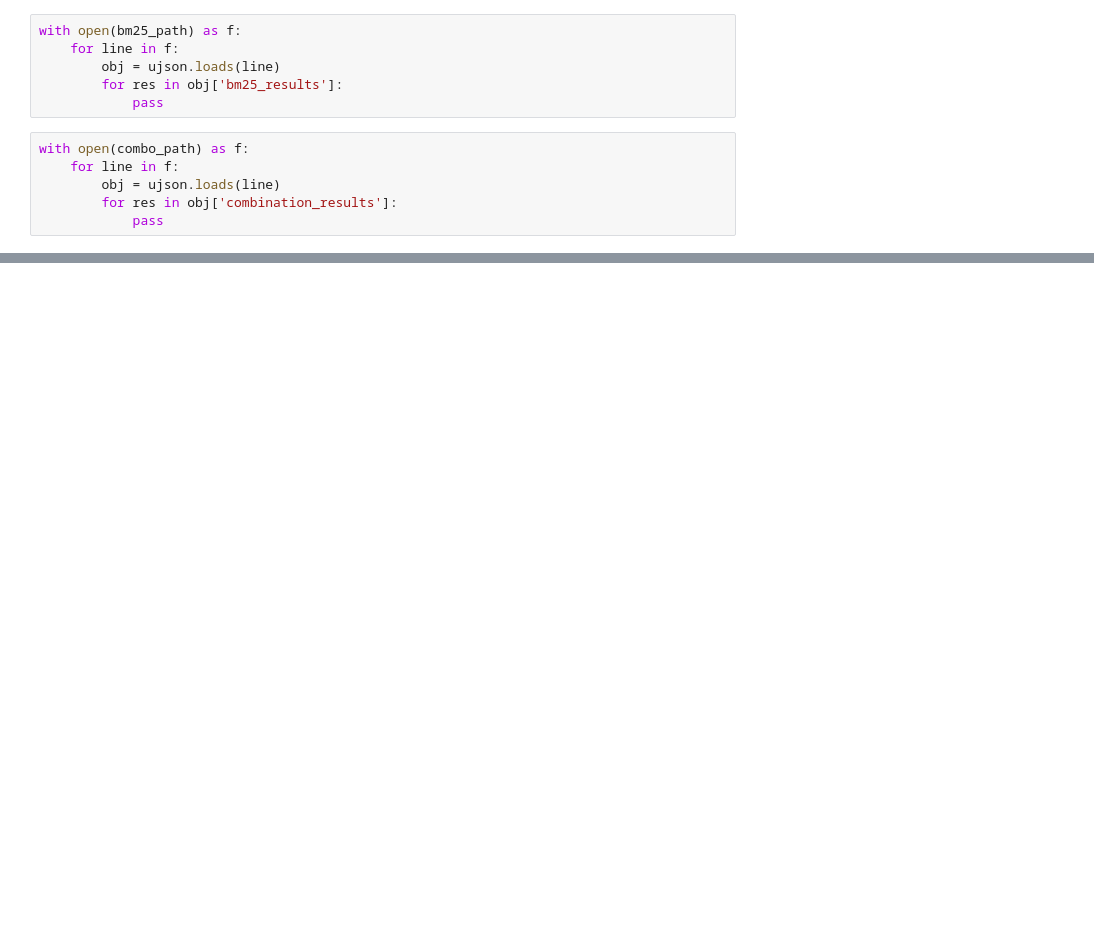
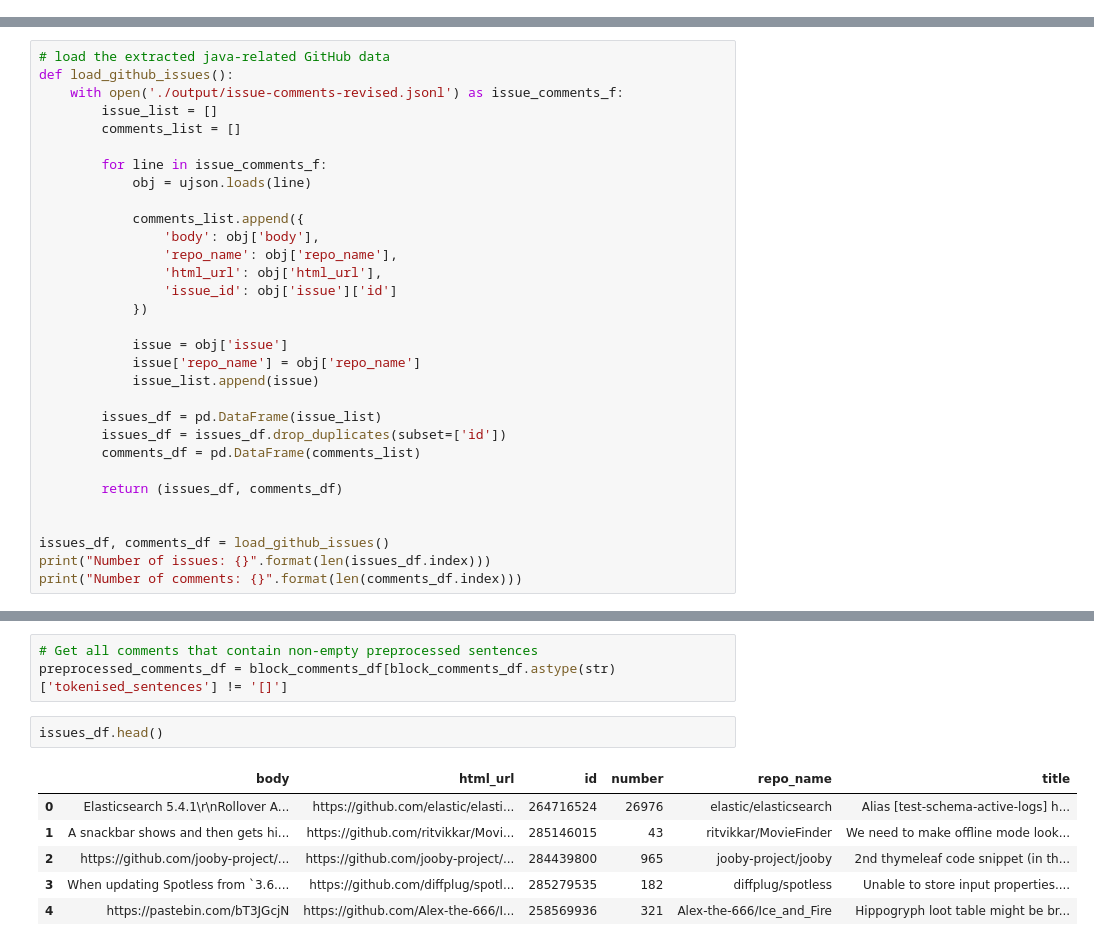
Before and after one commit to thienbuinguyen/github-api-caveats, a Jupyter notebook: nlp-analysis.ipynb, the cells around one changed output, grey strips where cells are left out. Cells and saved outputs as stored; diff of their text form; blank space fills up the shorter version.

```diff
--- a/nlp-analysis.ipynb
+++ b/nlp-analysis.ipynb
@@ -39,12 +42,0 @@ print(t)
-# %%
-with open(bm25_path) as f:
-    for line in f:
-        obj = ujson.loads(line)
-        for res in obj['bm25_results']:
-            pass
-# %%
-with open(combo_path) as f:
-    for line in f:
-        obj = ujson.loads(line)
-        for res in obj['combination_results']:
-            pass
@@ -50,0 +94,31 @@ with open(combo_path) as f:
+# %%
+# load the extracted java-related GitHub data
+def load_github_issues():
+    with open('./output/issue-comments-revised.jsonl') as issue_comments_f:
+        issue_list = []
+        comments_list = []
+
+        for line in issue_comments_f:
+            obj = ujson.loads(line)
+
+            comments_list.append({
+                'body': obj['body'],
+                'repo_name': obj['repo_name'],
+                'html_url': obj['html_url'],
+                'issue_id': obj['issue']['id']
+            })
+
+            issue = obj['issue']
+            issue['repo_name'] = obj['repo_name']
+            issue_list.append(issue)
+
+        issues_df = pd.DataFrame(issue_list)
+        issues_df = issues_df.drop_duplicates(subset=['id'])
+        comments_df = pd.DataFrame(comments_list)
+
+        return (issues_df, comments_df)
+
+
+issues_df, comments_df = load_github_issues()
+print("Number of issues: {}".format(len(issues_df.index)))
+print("Number of comments: {}".format(len(comments_df.index)))
@@ -50,0 +155,12 @@ with open(combo_path) as f:
+# %%
+# Get all comments that contain non-empty preprocessed sentences
+preprocessed_comments_df = block_comments_df[block_comments_df.astype(str)['tokenised_sentences'] != '[]']
+# %%
+issues_df.head()
+# %% [output]
+|  | body | html_url | id | number | repo_name | title |
+| 0 | Elasticsearch 5.4.1\r\nRollover A... | https://github.com/elastic/elasti... | 264716524 | 26976 | elastic/elasticsearch | Alias [test-schema-active-logs] h... |
+| 1 | A snackbar shows and then gets hi... | https://github.com/ritvikkar/Movi... | 285146015 | 43 | ritvikkar/MovieFinder | We need to make offline mode look... |
+| 2 | https://github.com/jooby-project/... | https://github.com/jooby-project/... | 284439800 | 965 | jooby-project/jooby | 2nd thymeleaf code snippet (in th... |
+| 3 | When updating Spotless from `3.6.... | https://github.com/diffplug/spotl... | 285279535 | 182 | diffplug/spotless | Unable to store input properties.... |
+| 4 | https://pastebin.com/bT3JGcjN | https://github.com/Alex-the-666/I... | 258569936 | 321 | Alex-the-666/Ice_and_Fire | Hippogryph loot table might be br... |
```
Also changed, not shown: parts of 18 cells of this notebook, 3 other files.
